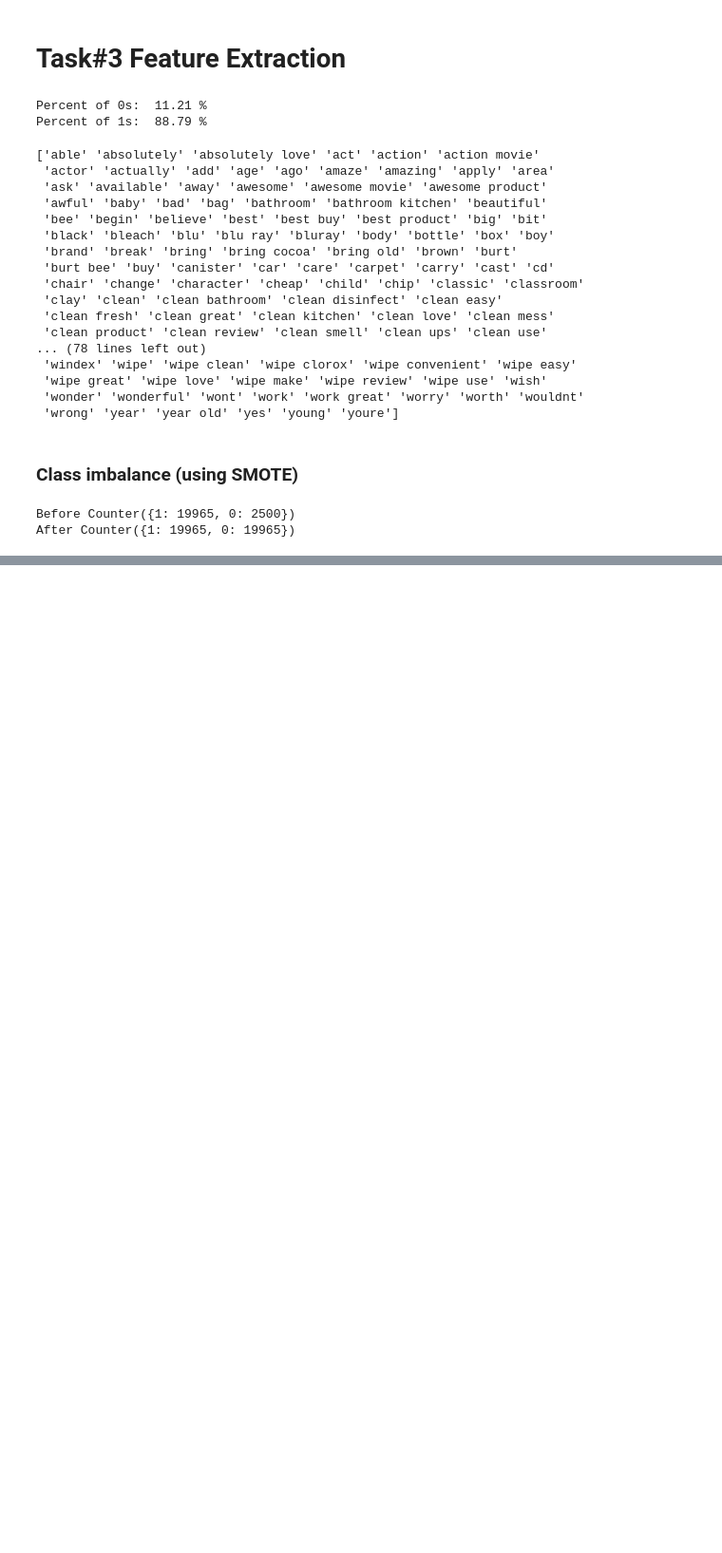
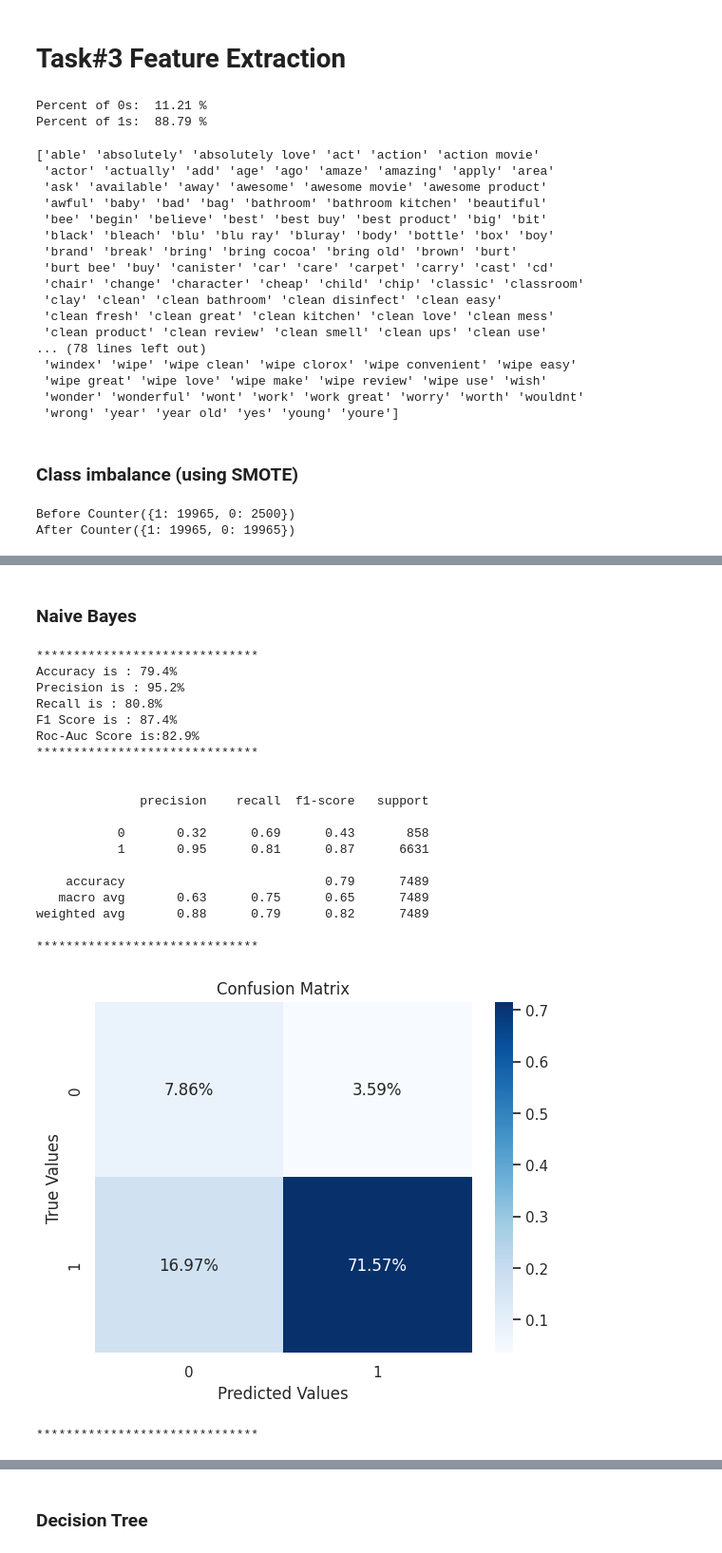
Before and after one commit to Aswani-ReddyKV/Capstone_Sentiment_Recommendation, a Jupyter notebook: Aswani_Reddy_Sentiment_Recommendation.ipynb, the cells around one changed output, grey strips where cells are left out. Shown at 95% size. Saved outputs shown, nothing was run; the diff lists cells and outputs as text; code cells hidden in the pictures; blank space fills up the shorter version.

```diff
--- a/Aswani_Reddy_Sentiment_Recommendation.ipynb
+++ b/Aswani_Reddy_Sentiment_Recommendation.ipynb
@@ -621,0 +740,2 @@ After Counter({1: 19965, 0: 19965})
+# %% [markdown]
+### Naive Bayes ###
@@ -621,0 +745,29 @@ After Counter({1: 19965, 0: 19965})
+# %%
+mnb = MultinomialNB(alpha=1.0)
+mnb_modebuilder = ModelBuilder(mnb, X_train, X_test, y_train, y_test)
+# %%
+# Train and Predict the Test Labels
+y_pred_class  = mnb_modebuilder.train_model()
+nb_metrics = mnb_modebuilder.evaluate_model(y_pred_class)
+# %% [output]
+******************************
+Accuracy is : 79.4%
+Precision is : 95.2%
+Recall is : 80.8%
+F1 Score is : 87.4%
+Roc-Auc Score is:82.9%
+******************************
+
+
+              precision    recall  f1-score   support
+
+           0       0.32      0.69      0.43       858
+           1       0.95      0.81      0.87      6631
+
+    accuracy                           0.79      7489
+   macro avg       0.63      0.75      0.65      7489
+weighted avg       0.88      0.79      0.82      7489
+
+******************************
+[figure, added]
+******************************
@@ -621,0 +775,2 @@ After Counter({1: 19965, 0: 19965})
+# %% [markdown]
+### Decision Tree ###
```
Also changed, not shown: parts of 31 cells of this notebook.
